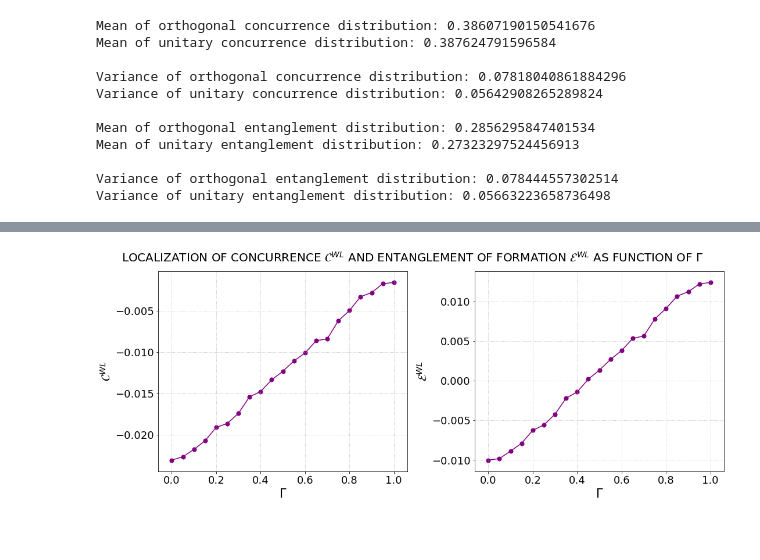
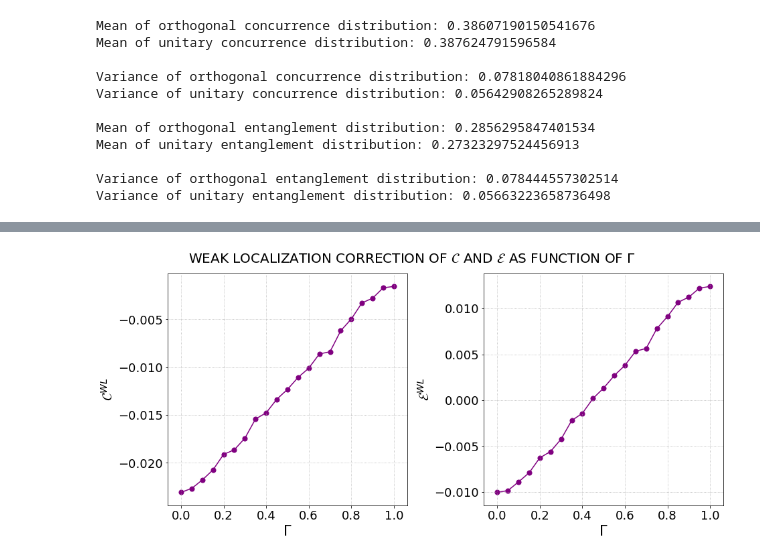
Before and after one commit to Rafffaelb/Schrodinger_Billiard, a Jupyter notebook: WignerDyson/Data_Analysis/Concurrence_Gamma.ipynb, the cells around one changed output, grey strips where cells are left out. Drawn from its saved outputs; the diff is of its cells as text; code cells hidden in the pictures; blank space fills up the shorter version.

```diff
--- a/WignerDyson/Data_Analysis/Concurrence_Gamma.ipynb
+++ b/WignerDyson/Data_Analysis/Concurrence_Gamma.ipynb
@@ -234,31 +219,0 @@ for j in range(0,2):
-# %%
-fig, axs = plt.subplots(1,2, figsize = (15,6), constrained_layout = True)
-
-fig.suptitle(r'MEAN AND VARIANCE OF ENTANGLEMENT OF FORMATION AS FUNCTION OF $\Gamma$', fontsize = 20)
-
-for j in range(0,2):
-
-    if (j == 0):
-        axs[0].set_title('MEAN', fontsize = 20)
-        axs[0].set_ylabel(r'$<\mathcal{E}>$', fontsize = 20)
-
-        variable_O = meanEntanglement_O; variable_U = meanEntanglement_U
-
-    else:
-        axs[1].set_title('VARIANCE', fontsize = 20)
-        axs[1].set_ylabel(r'$var(\mathcal{E})$', fontsize = 20)
-
-        variable_O = varEntanglement_O; variable_U = varEntanglement_U
-
-    for k in range(0,len(meanEntanglement_O)):
-        axs[j].scatter((k)/20, variable_O[k], s = 50, color = 'dodgerblue', alpha = 1)
-        axs[j].scatter((k)/20, variable_U[k], s = 50, color = 'red', alpha = 1)
-
-    axs[j].plot([i/20 for i in range(0,21)], variable_O, label = r'$\beta = 1$', color = 'dodgerblue', linestyle = '-')
-    axs[j].plot([i/20 for i in range(0,21)], variable_U, label = r'$\beta = 2$', color = 'red', linestyle = '-')
-
-    axs[j].grid(linestyle=':')
-    axs[0].legend(fontsize = 20)
-
-    axs[j].set_xlabel(r'$\Gamma$', fontsize = 20)
-    axs[j].tick_params(axis = 'both', which = 'major', labelsize = 18)
@@ -267,24 +264,24 @@ for j in range(0,2):
 # %%
-fig, axs = plt.subplots(1,2, figsize = (15,6), constrained_layout = True)
+fig, axs = plt.subplots(1,2, figsize = (13,6), constrained_layout = True, facecolor = 'w')
 
-fig.suptitle(r'LOCALIZATION OF CONCURRENCE $\mathcal{C}^{WL}$ AND ENTANGLEMENT OF FORMATION $\mathcal{E}^{WL}$ AS FUNCTION OF $\Gamma$', fontsize = 20)
+fig.suptitle(r'WEAK LOCALIZATION CORRECTION OF $\mathcal{C}$ AND $\mathcal{E}$ AS FUNCTION OF $\Gamma$', fontsize = 20)
 
 axs[0].plot([i/20 for i in range(0,21)], (meanConcurrence_O-meanConcurrence_U), color = 'purple', linestyle = '-')
 for k in range(0,len(meanConcurrence_O)):
         axs[0].scatter((k)/20, (meanConcurrence_O[k]-meanConcurrence_U[k]), s = 50, color = 'purple', alpha = 1)
 
 axs[1].plot([i/20 for i in range(0,21)], (meanEntanglement_O-meanEntanglement_U), color = 'purple', linestyle = '-')
 for k in range(0,len(meanConcurrence_O)):
         axs[1].scatter((k)/20, (meanEntanglement_O[k]-meanEntanglement_U[k]), s = 50, color = 'purple', alpha = 1)
 
 axs[0].set_ylabel(r'$\mathcal{C}^{WL}$', fontsize = 20)
 
 axs[1].set_ylabel(r'$\mathcal{E}^{WL}$', fontsize = 20)
 
 
 for i in range(0,2):
     axs[i].grid(linestyle=':')
     axs[i].set_xlabel(r'$\Gamma$', fontsize = 21)
     axs[i].tick_params(axis = 'both', which = 'major', labelsize = 18)
 # %% [output]
-[figure, old version]
+[figure, new version]
```
Also changed, not shown: parts of 6 cells of this notebook, 1 other file.
